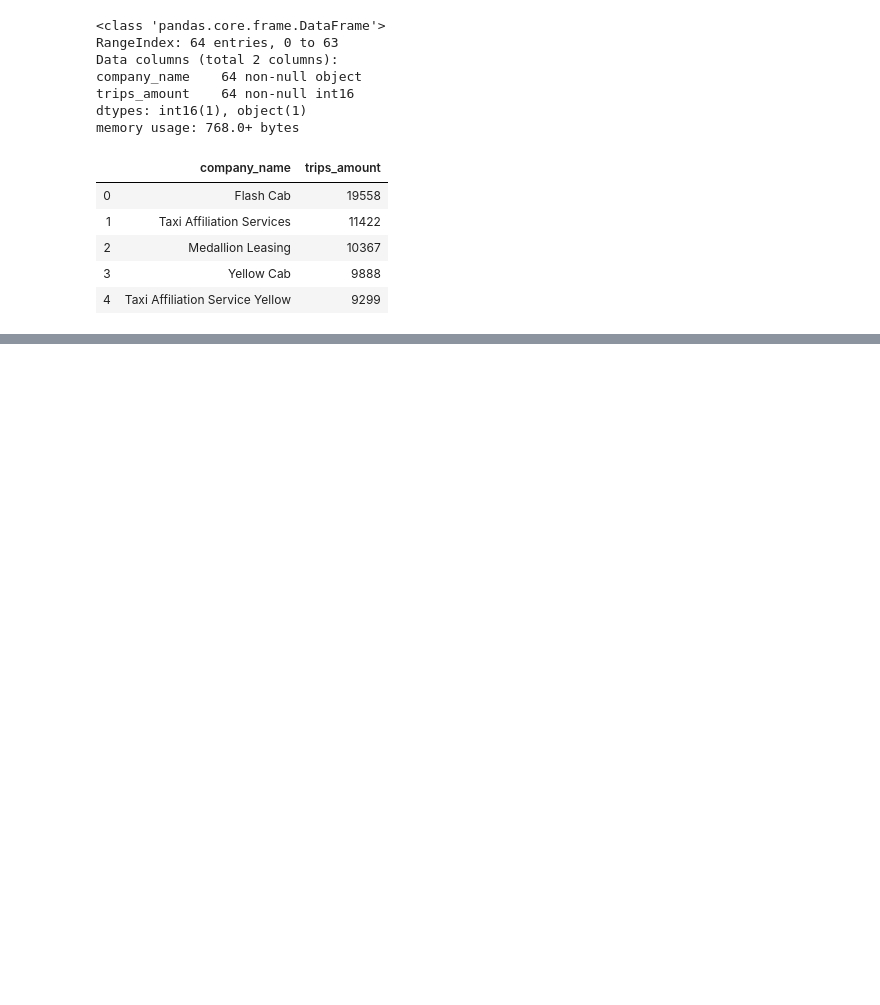
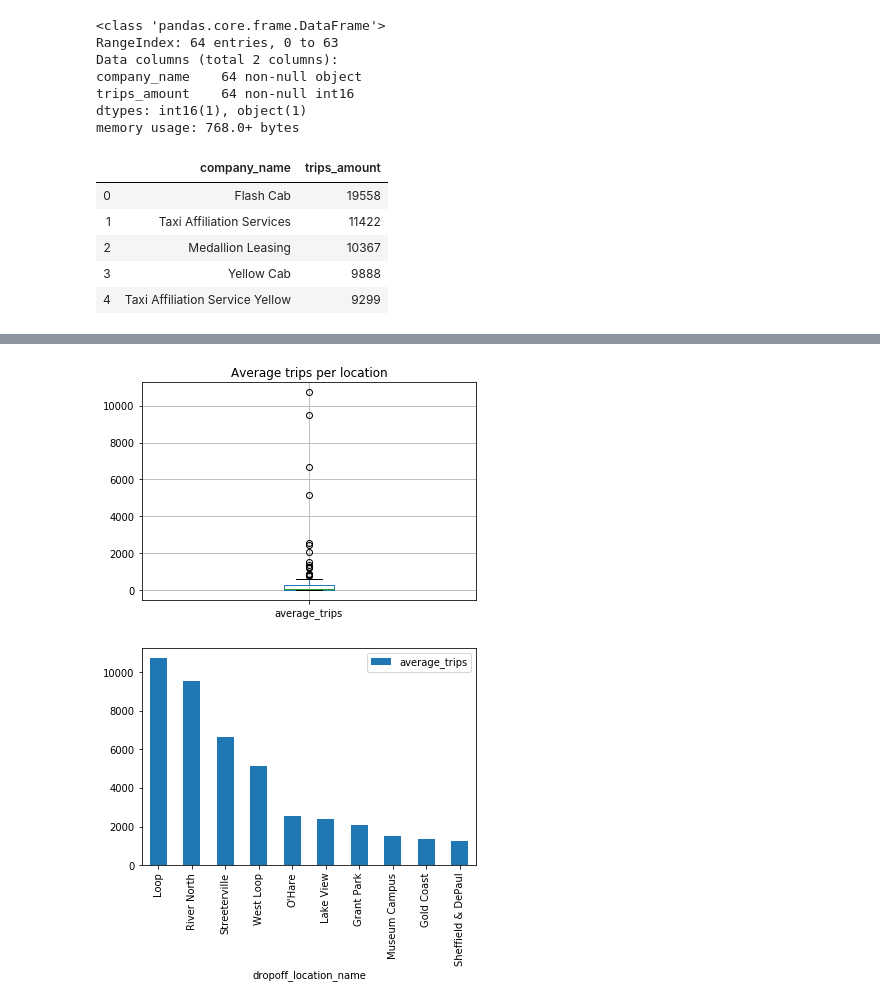
Before and after one commit to lucasmouragomes/portfolio, a Jupyter notebook: sprint6_project/sprint6_project.ipynb, the cells around one changed output, grey strips where cells are left out. Saved outputs shown, nothing was run; the diff lists cells and outputs as text; code cells hidden in the pictures; blank space fills up the shorter version.

```diff
--- a/sprint6_project/sprint6_project.ipynb
+++ b/sprint6_project/sprint6_project.ipynb
@@ -158,0 +191,4 @@ company.describe().round(decimals=2)
+# %%
+top_dropoff = dropoff.sort_values('average_trips', ascending=False).head(10)
+display(top_dropoff)
+dropoff.describe()
@@ -158,0 +216,9 @@ company.describe().round(decimals=2)
+# %%
+dropoff.boxplot()
+plt.title('Average trips per location')
+plt.show()
+top_dropoff.set_index('dropoff_location_name').plot(kind='bar')
+plt.show()
+# %% [output]
+[figure, added]
+[figure, added]
```
Also changed, not shown: parts of 38 cells of this notebook.
